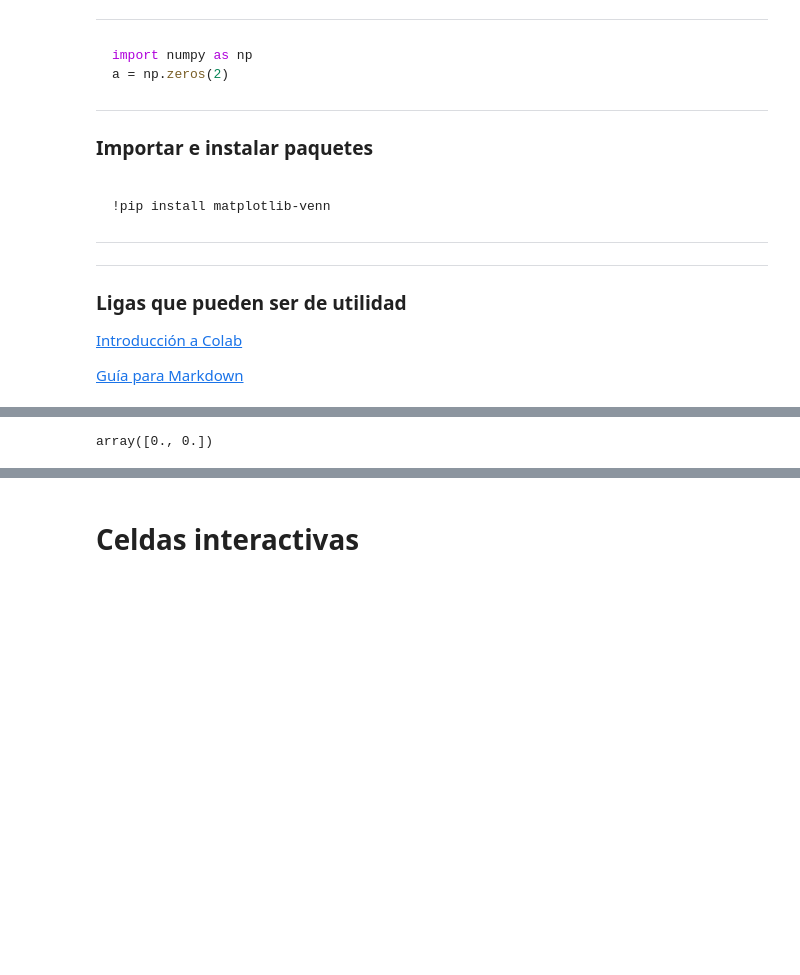
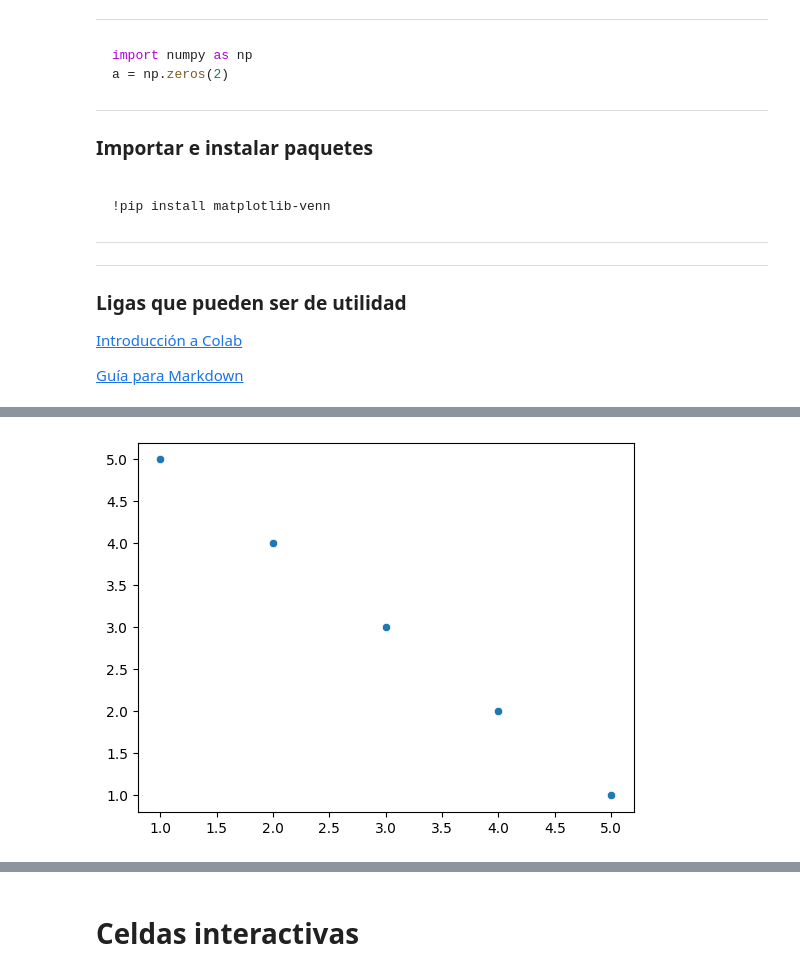
Before and after one commit to feraranas/Concentracion-Inteligencia-Artificial, a Jupyter notebook: Python-Libraries/Introducción/Tutorial colab.ipynb, the cells around one changed output, grey strips where cells are left out. Saved outputs shown, nothing was run; the diff lists cells and outputs as text; code cells hidden in the pictures; blank space fills up the shorter version.

```diff
--- a/Python-Libraries/Introducción/Tutorial colab.ipynb
+++ b/Python-Libraries/Introducción/Tutorial colab.ipynb
@@ -61,3 +57,35 @@ import seaborn
+# %%
+# Seaborn is a popular data visualization library built on top of Matplotlib,
+# another data visualization library. Seaborn provides a higher-level interface
+# for creating informative and attractive statistical graphics:
+# scatter plots
+# line plots
+# bar plots
+# histograms
+# heatmaps ...
+import seaborn as sns
+
+import matplotlib.pyplot as plt
+
+# Sample data
+x = [1, 2, 3, 4, 5]
+y = [5, 4, 3, 2, 1]
+
+# Create a scatter plot using Seaborn
+sns.scatterplot(x=x, y=y)
+
+# Show the plot
+plt.show()
+
+# In this example, we're using both Seaborn and Matplotlib. Seaborn is responsible for
+# creating the scatter plot, and Matplotlib is used to display the plot using the plt.show() function.
+
+# Remember that in order to use Seaborn effectively, you may need to provide data to the
+# plotting functions, customize the appearance of your plots using Seaborn's built-in
+# themes and color palettes, and explore the wide range of visualization options Seaborn
+# offers.
+# %% [output]
+[figure, added]
 # %%
 a=20
 # %%
@@ -71,4 +94,0 @@ a = np.zeros(2)
-# %%
-a
-# %% [output]
-array([0., 0.])
```
Also changed, not shown: parts of 11 cells of this notebook, 2 other files.
